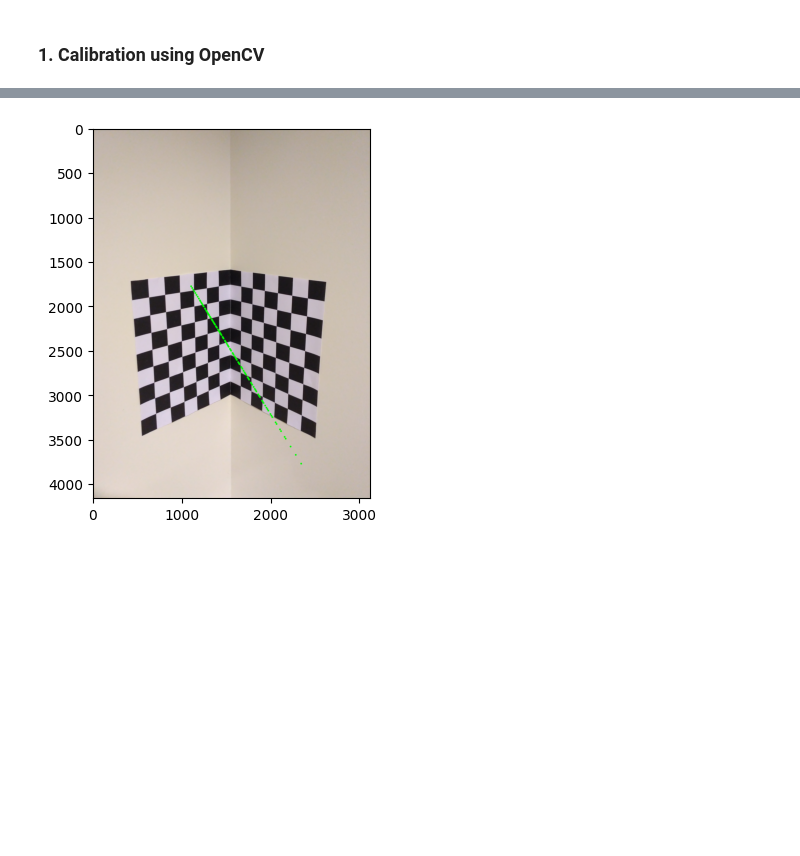
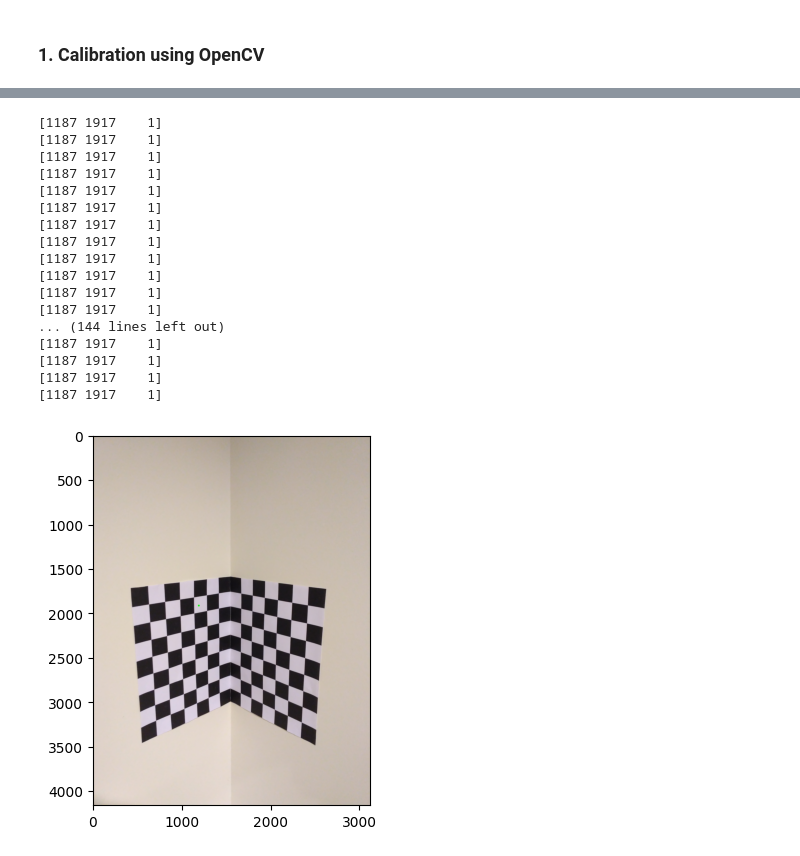
Before and after one commit to Harshavardhan-Pandurangan/CV-Assignment1, a Jupyter notebook: 2021111003.ipynb, the cells around one changed output, grey strips where cells are left out. Cells and saved outputs as stored; diff of their text form; code cells hidden in the pictures; blank space fills up the shorter version.

```diff
--- a/2021111003.ipynb
+++ b/2021111003.ipynb
@@ -427,13 +455,13 @@ print(P_)
 # %%
-wf_world_coords_ = wf_world_coords.copy()
-wf_world_coords_ = np.array(wf_world_coords_, dtype=np.float32)
-
 wf_image_coords_ = []
 
 for point in wf_world_coords_:
-    point = np.dot(P_, point)
-    wf_image_coords_.append(point)
+    print(point)
+    point_ = np.dot(P_, point)
+    print(point_)
+    wf_image_coords_.append(point_)
 
 wf_image_coords_ = np.array(wf_image_coords_)
-print(len(wf_image_coords_))
+# print(len(wf_image_coords_))
+# print(wf_image_coords_)
 # %% [output]
@@ -441,13 +485,33 @@ print(len(wf_image_coords_))
 # %%
 # plot all the wf_image_coords on the image
 image = cv2.imread('calib-object.jpg')
 full_image = image.copy()
 
 for point in wf_image_coords_:
     point = point / point[-1]
+    # convert all points to integers
+    point = point.astype(int)
+    print(point)
     cv2.circle(full_image, tuple(point[:-1].astype(int)), 10, (0, 255, 0), -1)
 
 plt.imshow(cv2.cvtColor(full_image, cv2.COLOR_BGR2RGB))
 plt.show()
 # %% [output]
+[1187 1917    1]
+[1187 1917    1]
+[1187 1917    1]
+[1187 1917    1]
+[1187 1917    1]
+[1187 1917    1]
+[1187 1917    1]
+[1187 1917    1]
+[1187 1917    1]
+[1187 1917    1]
+[1187 1917    1]
+[1187 1917    1]
+... (144 lines left out)
+[1187 1917    1]
+[1187 1917    1]
+[1187 1917    1]
+[1187 1917    1]
-[figure, old version]
+[figure, new version]
```
Also changed, not shown: parts of 36 cells of this notebook.
